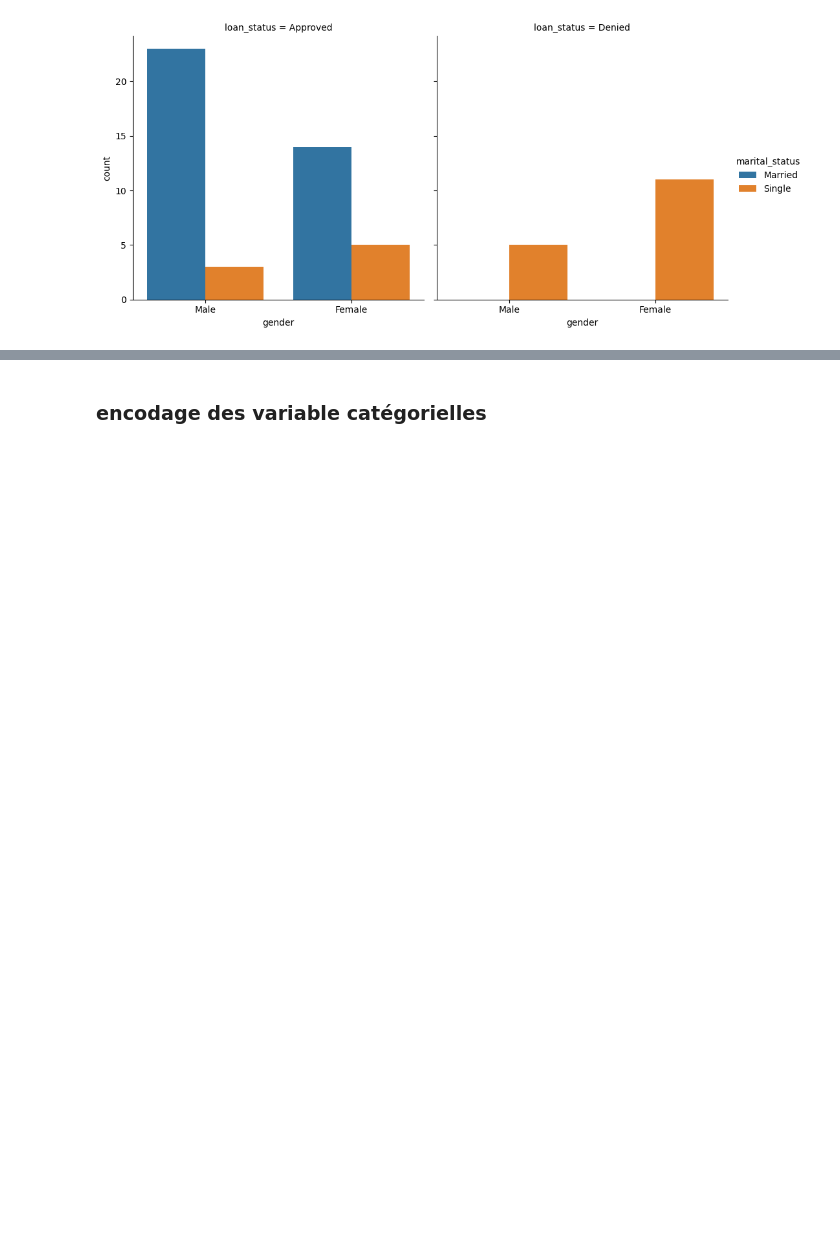
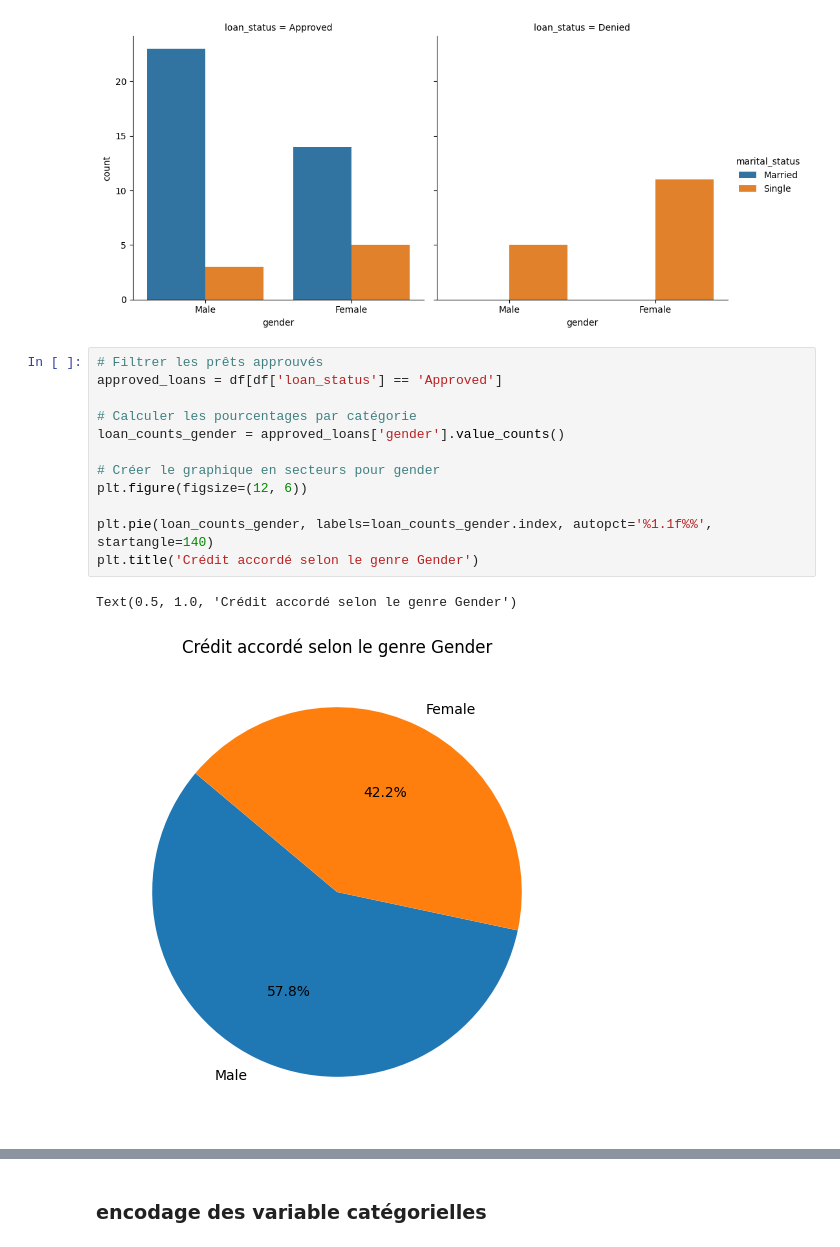
Before and after one commit to khelifaYacine/-classification-des-pr-ts-simples, a Jupyter notebook: Classification_des_prets_simple-1.ipynb, the cells around one changed output, grey strips where cells are left out. Cells and saved outputs as stored; diff of their text form; blank space fills up the shorter version.

Commit message:
EDA modifié les visualisation de plus

```diff
--- a/Classification_des_prets_simple-1.ipynb
+++ b/Classification_des_prets_simple-1.ipynb
@@ -162,3 +162,18 @@ sns.catplot(data=df, x="gender", hue="marital_status", col="loan_status", kind="
 # %% [output]
 <seaborn.axisgrid.FacetGrid at 0x...>
 [figure]
+# %%
+# Filtrer les prêts approuvés
+approved_loans = df[df['loan_status'] == 'Approved']
+
+# Calculer les pourcentages par catégorie
+loan_counts_gender = approved_loans['gender'].value_counts()
+
+# Créer le graphique en secteurs pour gender
+plt.figure(figsize=(12, 6))
+
+plt.pie(loan_counts_gender, labels=loan_counts_gender.index, autopct='%1.1f%%', startangle=140)
+plt.title('Crédit accordé selon le genre Gender')
+# %% [output]
+Text(0.5, 1.0, 'Crédit accordé selon le genre Gender')
+[figure, added]
```
Also changed, not shown: parts of 2 cells of this notebook.
